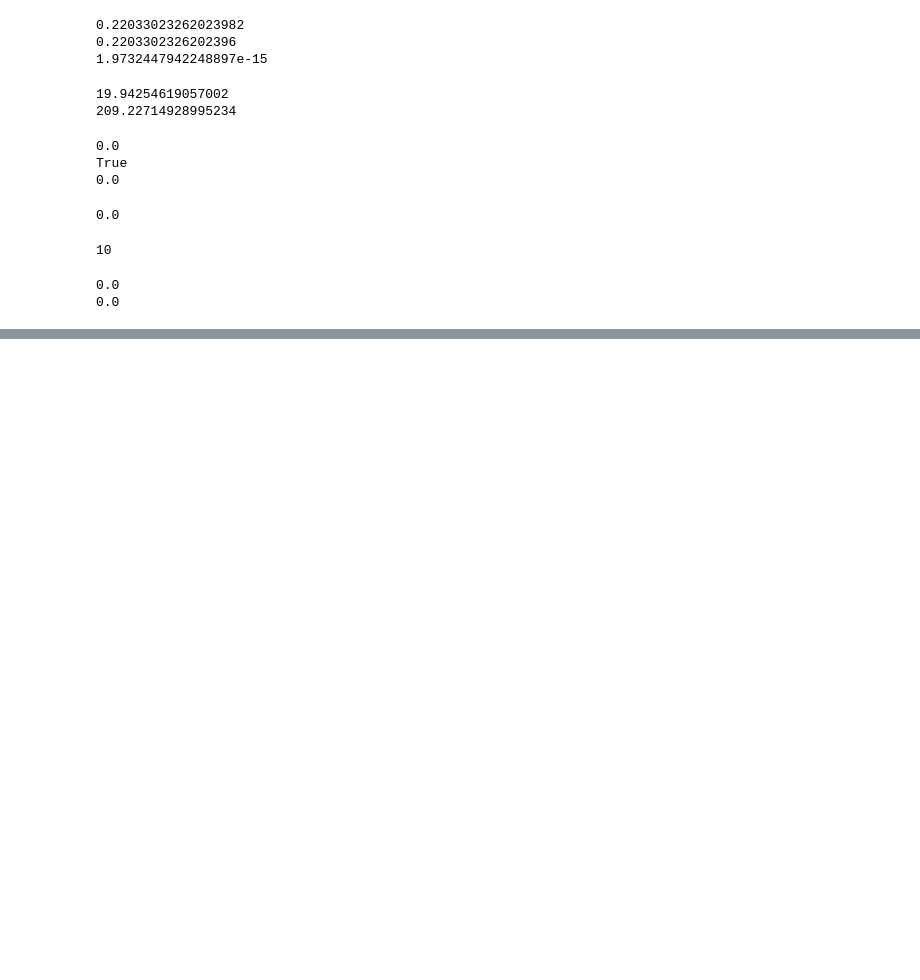
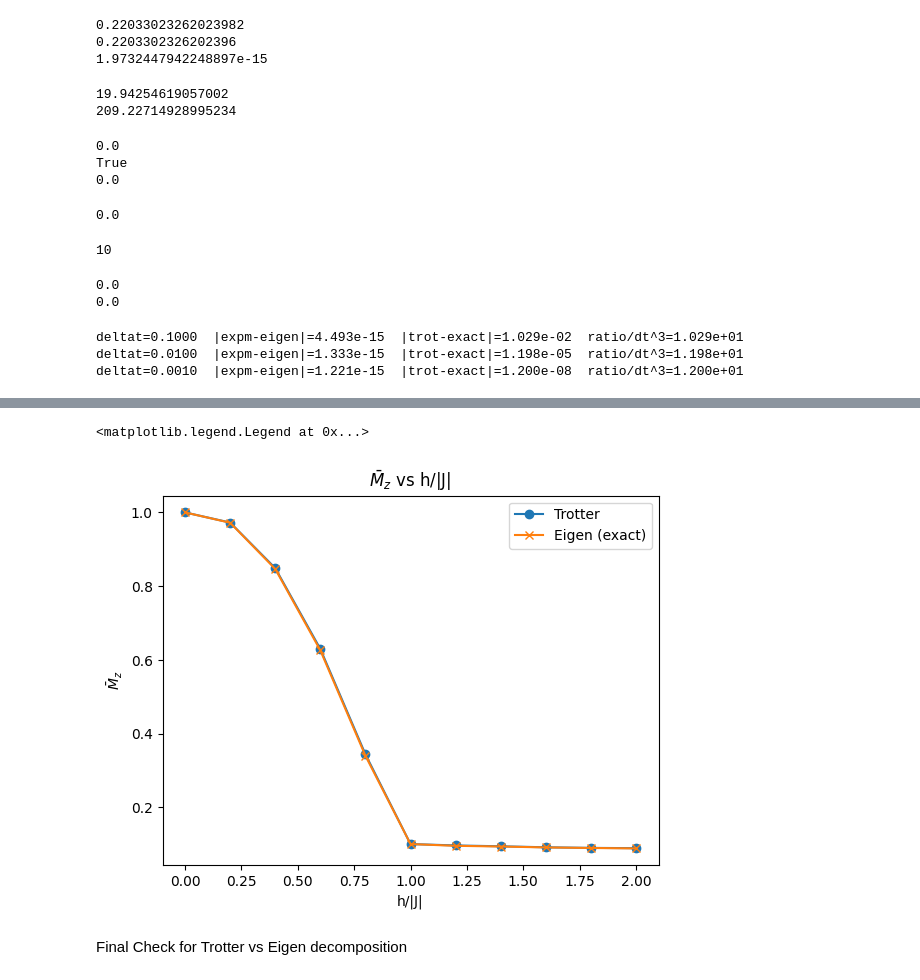
Before and after one commit to sahadebadrita/QL-gates, a Jupyter notebook: notebooks/cldyntests.ipynb, the cells around one changed output, grey strips where cells are left out. Cells and saved outputs as stored; diff of their text form; code cells hidden in the pictures; blank space fills up the shorter version.

Commit message:
Classical and Trotter comparisons - works

```diff
--- a/notebooks/cldyntests.ipynb
+++ b/notebooks/cldyntests.ipynb
@@ -413,3 +431,73 @@ print(np.linalg.norm(Hamiltonian_3-Hamiltonian_1,'fro'))
 # %% [output]
 0.0
 0.0
+# %%
+from scipy.linalg import expm
+
+for cfg.deltat in [0.1, 0.01, 0.001]:
+    H = transverse_field_ising(cfg.NQL, cfg.J, cfg.h)
+    U_exact = expm(-1j * H * cfg.deltat)
+    U_trot = transverse_ising_trotter(cfg.NQL, cfg.J, cfg.h, cfg.deltat)
+
+    evals, evecs = np.linalg.eigh(H)
+    U_eigen = evecs @ np.diag(np.exp(-1j * evals * cfg.deltat)) @ evecs.conj().T
+
+    err_expm_eigen = np.max(np.abs(U_exact - U_eigen))
+    err_trot_exact = np.max(np.abs(U_trot - U_exact))
+
+    print(f"deltat={cfg.deltat:.4f}  "
+          f"|expm-eigen|={err_expm_eigen:.3e}  "
+          f"|trot-exact|={err_trot_exact:.3e}  "
+          f"ratio/dt^3={err_trot_exact/cfg.deltat**3:.3e}")
+# %% [output]
+deltat=0.1000  |expm-eigen|=4.493e-15  |trot-exact|=1.029e-02  ratio/dt^3=1.029e+01
+deltat=0.0100  |expm-eigen|=1.333e-15  |trot-exact|=1.198e-05  ratio/dt^3=1.198e+01
+deltat=0.0010  |expm-eigen|=1.221e-15  |trot-exact|=1.200e-08  ratio/dt^3=1.200e+01
+# %%
+cfg.NQL = 10
+
+print(cfg)
+times = np.arange(0, cfg.timesteps * cfg.deltat, cfg.deltat)
+psi0 = initial_state_z_up(cfg.NQL)
+for j in range(cfg.NQL):
+    mz = build_local_operators(Z,I2,cfg.NQL)
+M_eq_trotter = []
+M_eq_eigen = []
+ratios = []
+
+for cfg.h in [0.0, 0.2, 0.4, 0.6, 0.8, 1.0, 1.2, 1.4, 1.6, 1.8, 2.0]:
+
+    # --- Trotter propagation ---
+    psit_trot = propagate_state_classical(cfg, psi0)
+
+    expectation_mz_trot = np.empty((psit_trot.shape[1], cfg.NQL + 2))
+    for j in range(len(mz)):
+        expectation_mz_trot[:, j] = expectation(psit_trot, mz[j])
+    expectation_mz_trot[:, -1] = np.arange(cfg.timesteps)
+    expectation_mz_trot[:, -2] = np.mean(expectation_mz_trot[:, :-2], axis=1)
+    M_eq_trotter.append(np.mean(np.abs(expectation_mz_trot[:, -2])))
+
+    # --- Exact (eigendecomposition) propagation ---
+    H = transverse_field_ising(cfg.NQL, cfg.J, cfg.h)
+    psit_eigen = exact_eigen(H, psi0, times)
+
+    expectation_mz_eigen = np.empty((psit_eigen.shape[1], cfg.NQL + 2))
+    for j in range(len(mz)):
+        expectation_mz_eigen[:, j] = expectation(psit_eigen, mz[j])
+    expectation_mz_eigen[:, -1] = np.arange(cfg.timesteps)
+    expectation_mz_eigen[:, -2] = np.mean(expectation_mz_eigen[:, :-2], axis=1)
+    M_eq_eigen.append(np.mean(np.abs(expectation_mz_eigen[:, -2])))
+
+    ratios.append(abs(cfg.h / cfg.J))
+
+print("Trotter:", M_eq_trotter)
+print("Eigen:  ", M_eq_eigen)
+print("Ratios: ", ratios)
+
+plt.plot(ratios, M_eq_trotter, marker='o', label='Trotter')
+plt.plot(ratios, M_eq_eigen, marker='x', label='Eigen (exact)')
+plt.xlabel('h/|J|')
+plt.ylabel(r'$\bar{M}_{z}$')
+plt.title(r'$\bar{M}_{z}$ vs h/|J|')
+plt.legend()
+# %% [output]
@@ -415,0 +519,4 @@ print(np.linalg.norm(Hamiltonian_3-Hamiltonian_1,'fro'))
+<matplotlib.legend.Legend at 0x...>
+[figure, added]
+# %% [markdown]
+Final Check for Trotter vs Eigen decomposition
```
Also changed, not shown: parts of 8 cells of this notebook, 2 other files.
